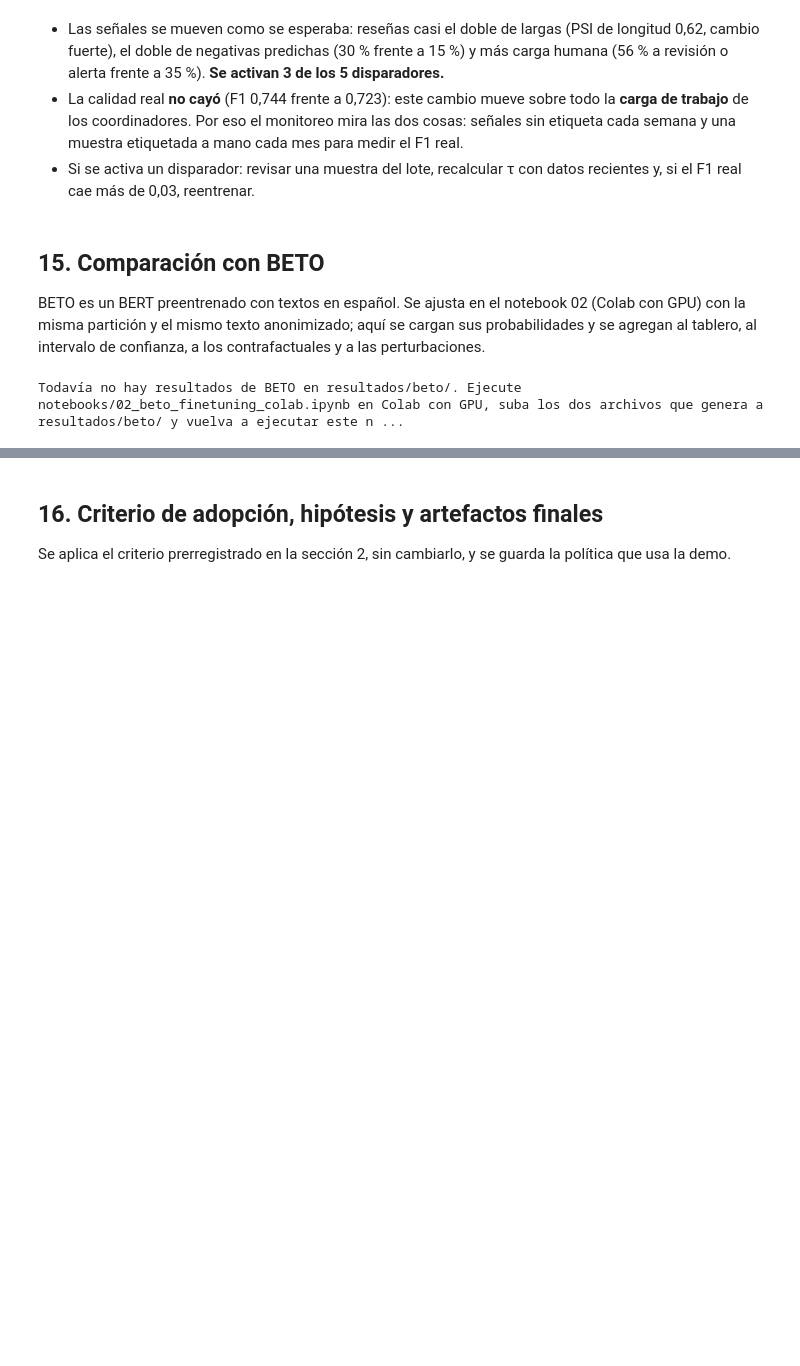
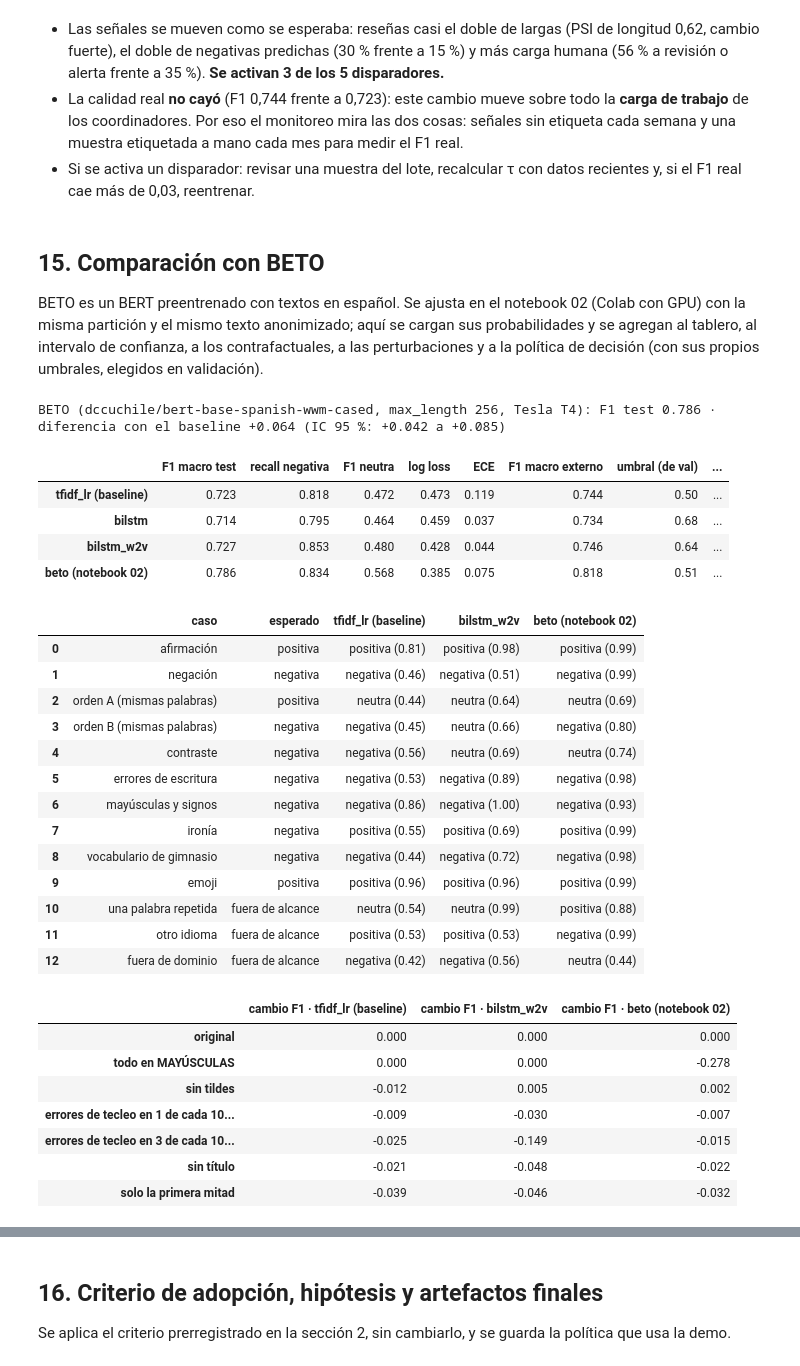
Before and after one commit to DavidVallejoV/proyecto-final-pln, a Jupyter notebook: notebooks/01_proyecto_final_bodytech.ipynb, the cells around one changed output, grey strips where cells are left out. Drawn from its saved outputs; the diff is of its cells as text; code cells hidden in the pictures; blank space fills up the shorter version.

```diff
--- a/notebooks/01_proyecto_final_bodytech.ipynb
+++ b/notebooks/01_proyecto_final_bodytech.ipynb
@@ -1354,7 +1359,7 @@ F1 macro real del lote nuevo (se conoce solo con una muestra etiquetada): 0.744
 - Si se activa un disparador: revisar una muestra del lote, recalcular τ con datos recientes y, si el F1 real cae más de 0,03, reentrenar.
 # %% [markdown]
 ## 15. Comparación con BETO
-BETO es un BERT preentrenado con textos en español. Se ajusta en el notebook 02 (Colab con GPU) con la misma partición y el mismo texto anonimizado; aquí se cargan sus probabilidades y se agregan al tablero, al intervalo de confianza, a los contrafactuales y a las perturbaciones.
+BETO es un BERT preentrenado con textos en español. Se ajusta en el notebook 02 (Colab con GPU) con la misma partición y el mismo texto anonimizado; aquí se cargan sus probabilidades y se agregan al tablero, al intervalo de confianza, a los contrafactuales, a las perturbaciones y a la política de decisión (con sus propios umbrales, elegidos en validación).
 # %%
 # 15. Comparación con BETO (notebook 02, ejecutado en Colab con GPU sobre esta misma partición)
 ruta_beto = config.DIR_RESULTADOS / 'beto'
@@ -1363,32 +1368,62 @@ if (ruta_beto / 'beto_probabilidades.csv').exists() and (ruta_beto / 'beto_resum
     resumen_beto = json.loads((ruta_beto / 'beto_resumen.json').read_text(encoding='utf-8'))
     pb_ = pd.read_csv(ruta_beto / 'beto_probabilidades.csv').set_index('id')
     alinear = lambda tabla: pb_.loc[tabla.id.values, ['p_negativa', 'p_neutra', 'p_positiva']].to_numpy()
     P[BETO] = {'val': alinear(val), 'test': alinear(test), 'externo': alinear(externo)}
     mt, me = metricas(yte_i, P[BETO]['test']), metricas(yext_i, P[BETO]['externo'])
     um = umbral_abstencion(yval_i, P[BETO]['val']); auto = P[BETO]['test'].max(1) >= um
     tablero.loc[BETO] = {'F1 macro test': mt['f1_macro'], 'recall negativa': mt['recall_critico'], 'F1 neutra': mt['f1_neutra'], 'log loss': mt['log_loss'],
                          'ECE': ece(yte_i, P[BETO]['test']), 'F1 macro externo': me['f1_macro'], 'umbral (de val)': um, 'cobertura': auto.mean(),
                          'calidad en lo automático': (P[BETO]['test'].argmax(1)[auto] == yte_i[auto]).mean(), 'parámetros': resumen_beto['parametros'],
                          'tamaño (MB)': resumen_beto.get('tamano_mb', np.nan), 'memoria proceso (MB)': np.nan,
                          'entrenamiento (s)': resumen_beto['segundos_entrenamiento'], 'latencia p50 (ms)': resumen_beto['latencia_p50_ms_cpu'],
                          'latencia p95 (ms)': resumen_beto['latencia_p95_ms_cpu'], 'reseñas por segundo (lotes de 32)': resumen_beto.get('resenas_por_segundo_cpu', np.nan)}
     pt = P[BETO]['test'].argmax(1); f1_t = np.array([f1_score(yte_i[i], pt[i], average='macro') for i in idx]); dif_beto = f1_t - f1_b
     IC['beto'] = np.percentile(dif_beto, [2.5, 97.5])
     print(f"BETO ({resumen_beto['checkpoint']}, max_length {resumen_beto['max_length']}, {resumen_beto.get('gpu', 'GPU')}): "
-          f"F1 test {mt['f1_macro']:.3f} · diferencia con el baseline {dif_beto.mean():+.3f} (IC 95 %: {IC['beto'][0]:+.3f} a {IC['beto'][1]:+.3f})")
+          f"F1 test {mt['f1_macro']:.3f} · diferencia con el baseline {mt['f1_macro'] - f1_base:+.3f} (IC 95 %: {IC['beto'][0]:+.3f} a {IC['beto'][1]:+.3f})")
     tablero.to_csv(config.DIR_RESULTADOS / 'tablero_test.csv')
     display(tablero.round(3))
     if (ruta_beto / 'beto_contrafactuales.csv').exists():          # mismos casos escritos a mano de la sección 13
         cf = pd.read_csv(ruta_beto / 'beto_contrafactuales.csv').set_index('caso')
         casos[BETO] = cf.loc[casos.caso, 'beto'].values
         display(casos[['caso', 'esperado', BASE, AVANZADO, BETO]])
     if 'robustez' in resumen_beto:                                  # mismas perturbaciones del test (misma semilla y orden)
         rb = pd.DataFrame(resumen_beto['robustez']).T
         rob[f'F1 · {BETO}'] = rb['F1']; rob[f'recall negativa · {BETO}'] = rb['recall_negativa']
         rob[f'cambio F1 · {BETO}'] = rob[f'F1 · {BETO}'] - rob.loc['original', f'F1 · {BETO}']
         display(rob[[c for c in rob.columns if c.startswith('cambio F1')]].round(3))
+    # Política de decisión de BETO con sus propios umbrales, elegidos en validación como los de los demás modelos
+    politica_tabla = pd.concat([politica_tabla, pd.DataFrame(filas_politica(BETO)).set_index(['modelo', 'parte'])])
+    display(politica_tabla.loc[[BASE, BETO]].round(3))
 else:
     print('Todavía no hay resultados de BETO en resultados/beto/. Ejecute notebooks/02_beto_finetuning_colab.ipynb en Colab con GPU, '
           'suba los dos archivos que genera a resultados/beto/ y vuelva a ejecutar este notebook.')
 # %% [output]
-Todavía no hay resultados de BETO en resultados/beto/. Ejecute notebooks/02_beto_finetuning_colab.ipynb en Colab con GPU, suba los dos archivos que genera a resultados/beto/ y vuelva a ejecutar este n ...
+BETO (dccuchile/bert-base-spanish-wwm-cased, max_length 256, Tesla T4): F1 test 0.786 · diferencia con el baseline +0.064 (IC 95 %: +0.042 a +0.085)
+|  | F1 macro test | recall negativa | F1 neutra | log loss | ECE | F1 macro externo | umbral (de val) | ... |
+| tfidf_lr (baseline) | 0.723 | 0.818 | 0.472 | 0.473 | 0.119 | 0.744 | 0.50 | ... |
+| bilstm | 0.714 | 0.795 | 0.464 | 0.459 | 0.037 | 0.734 | 0.68 | ... |
+| bilstm_w2v | 0.727 | 0.853 | 0.480 | 0.428 | 0.044 | 0.746 | 0.64 | ... |
+| beto (notebook 02) | 0.786 | 0.834 | 0.568 | 0.385 | 0.075 | 0.818 | 0.51 | ... |
+|  | caso | esperado | tfidf_lr (baseline) | bilstm_w2v | beto (notebook 02) |
+| 0 | afirmación | positiva | positiva (0.81) | positiva (0.98) | positiva (0.99) |
+| 1 | negación | negativa | negativa (0.46) | negativa (0.51) | negativa (0.99) |
+| 2 | orden A (mismas palabras) | positiva | neutra (0.44) | neutra (0.64) | neutra (0.69) |
+| 3 | orden B (mismas palabras) | negativa | negativa (0.45) | neutra (0.66) | negativa (0.80) |
+| 4 | contraste | negativa | negativa (0.56) | neutra (0.69) | neutra (0.74) |
+| 5 | errores de escritura | negativa | negativa (0.53) | negativa (0.89) | negativa (0.98) |
+| 6 | mayúsculas y signos | negativa | negativa (0.86) | negativa (1.00) | negativa (0.93) |
+| 7 | ironía | negativa | positiva (0.55) | positiva (0.69) | positiva (0.99) |
+| 8 | vocabulario de gimnasio | negativa | negativa (0.44) | negativa (0.72) | negativa (0.98) |
+| 9 | emoji | positiva | positiva (0.96) | positiva (0.96) | positiva (0.99) |
+| 10 | una palabra repetida | fuera de alcance | neutra (0.54) | neutra (0.99) | positiva (0.88) |
+| 11 | otro idioma | fuera de alcance | positiva (0.53) | positiva (0.53) | negativa (0.99) |
+| 12 | fuera de dominio | fuera de alcance | negativa (0.42) | negativa (0.56) | neutra (0.44) |
+|  | cambio F1 · tfidf_lr (baseline) | cambio F1 · bilstm_w2v | cambio F1 · beto (notebook 02) |
+| original | 0.000 | 0.000 | 0.000 |
+| todo en MAYÚSCULAS | 0.000 | 0.000 | -0.278 |
+| sin tildes | -0.012 | 0.005 | 0.002 |
+| errores de tecleo en 1 de cada 10... | -0.009 | -0.030 | -0.007 |
+| errores de tecleo en 3 de cada 10... | -0.025 | -0.149 | -0.015 |
+| sin título | -0.021 | -0.048 | -0.022 |
+| solo la primera mitad | -0.039 | -0.046 | -0.032 |
```
Also changed, not shown: parts of 15 cells of this notebook, 12 other files.
